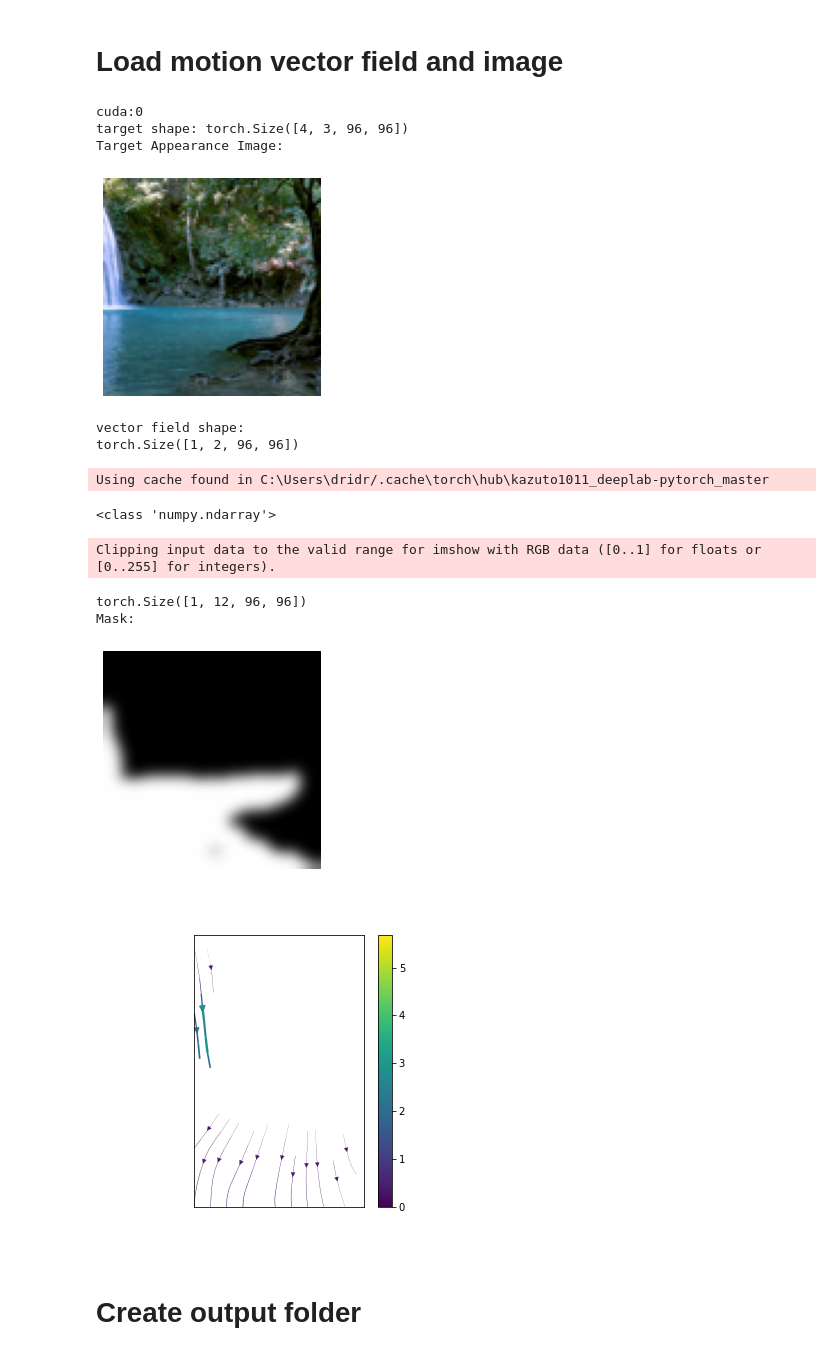
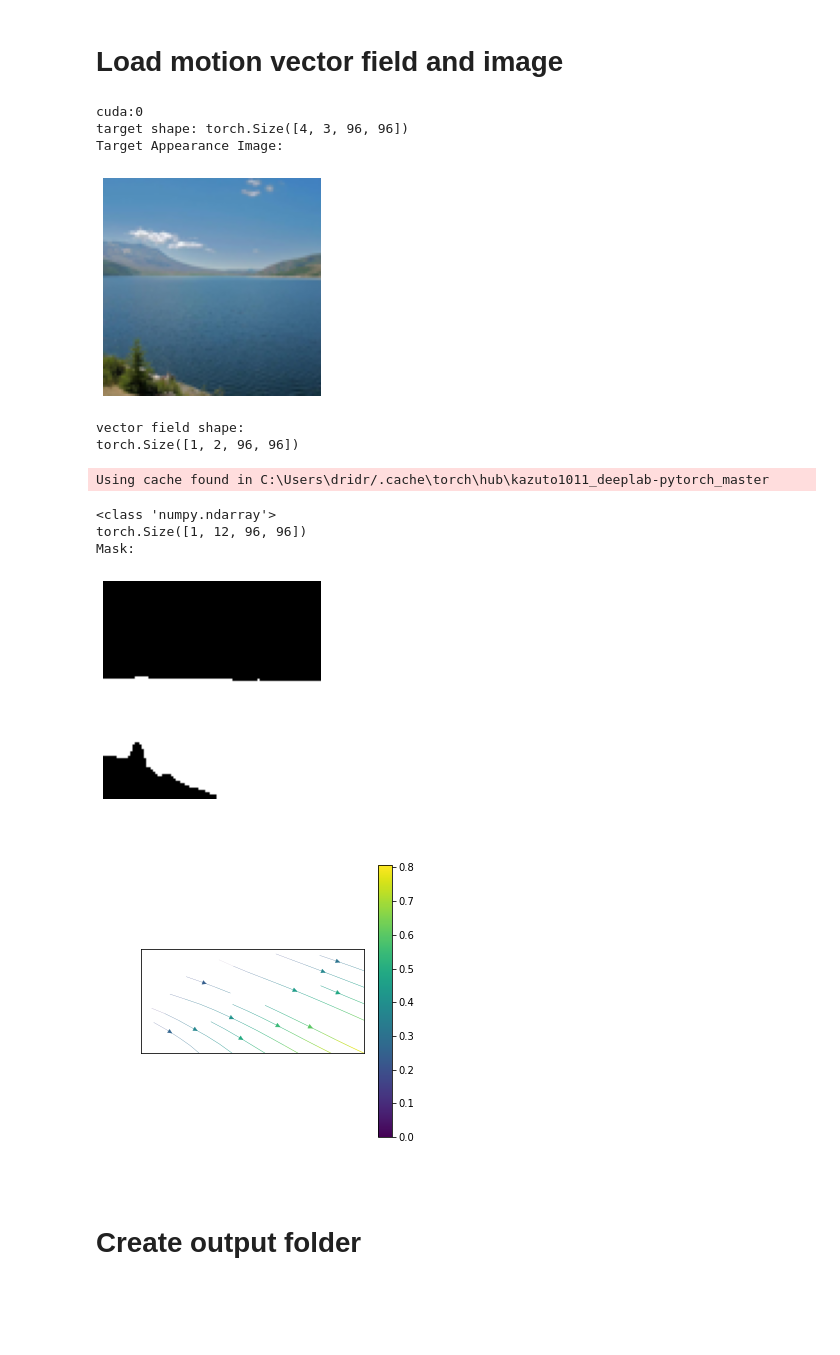
Before and after one commit to Morpheo1/DyNCAwithCLIP, a Jupyter notebook: notebooks/vector_field_motion_water_masked.ipynb, the cells around one changed output. Saved outputs shown, nothing was run; the diff lists cells and outputs as text; code cells hidden in the pictures; blank space fills up the shorter version.

```diff
--- a/notebooks/vector_field_motion_water_masked.ipynb
+++ b/notebooks/vector_field_motion_water_masked.ipynb
@@ -54,15 +52,15 @@ class Args:
         self.motion_img_size = self.img_size
         self.crop = True
         self.mask = "water" # "flow" / "water" / None
-        self.mask_smooth = 15
+        self.mask_smooth = 0
         self.flow_sensibility = 0 # useful for when we create a mask from flow
         self.theta_filters = 0
         self.pretrained_path = "pretrained_models"
         self.output_dir = "out/VectorFieldMotion"
         self.video_length = 10
         self.video_only = False
-        self.target_appearance_path = "data/VectorFieldMotion/01004_02856_input.jpg"
-        self.target_vector_field_path = "data/VectorFieldMotion/01004_02856_motion.pth"
+        self.target_appearance_path = "data/VectorFieldMotion/01006_00348_input.jpg"
+        self.target_vector_field_path = "data/VectorFieldMotion/01006_00348_motion.pth"
 
         """NCA related arguments"""
         self.nca_pool_size = 128
@@ -90,7 +88,7 @@ class Args:
         self.overflow_loss_weight = 100.0
 
         """Train setting"""
-        self.max_iterations = 4000
+        self.max_iterations = 3000
         self.save_every = 50
         self.batch_size = 4
         self.lr = 1e-3
@@ -112,43 +110,43 @@ target_appearance_img = preprocess_style_image(style_img,
 print(f"target shape: {target_appearance_img.shape}")
 
 print("Target Appearance Image: ")
 plt.imshow((target_appearance_img[0].permute(1,2,0).numpy() + 1.0) / 2.0)
 plt.axis("off")
 plt.show()
 target_appearance_img = target_appearance_img.to(DEVICE)
 
 target_vector_field = preprocess_vector_field(style_vector_field, img_size=args.motion_img_size, crop=args.crop)
 args.target_motion_vec = target_vector_field # weird way of doing things
 print("vector field shape:")
 print(args.target_motion_vec.shape)
 
 update_mask = torch.ones([1,1,1,1])
 if args.mask == "flow":
     update_mask = flow_to_mask(target_vector_field, eps=args.flow_sensibility, c=args.nca_c_in)
 elif args.mask == "water":
     update_mask = water_to_mask(args.target_appearance_path, size=args.img_size,pretrained_path=args.pretrained_path, device=args.DEVICE, c=args.nca_c_in)
+    update_mask = torch.round(update_mask)
 update_mask = smooth_mask(update_mask, smoothness=args.mask_smooth)
 print("Mask: ")
 plt.imshow(update_mask[0,:3].permute(1, 2, 0), vmin=0)
 plt.axis("off")
 plt.show()
 #for some reason, it seems like plot_vec_field only plots the bounding box of the non-zero values of the vector field
 target_flow_vector_field = plot_vec_field(target_vector_field[0].numpy(), name='Target')
 target_flow_vector_field
 # %% [output]
 cuda:0
 target shape: torch.Size([4, 3, 96, 96])
 Target Appearance Image:
-[figure, old version]
+[figure, new version]
 vector field shape:
 torch.Size([1, 2, 96, 96])
 Using cache found in C:\Users\dridr/.cache\torch\hub\kazuto1011_deeplab-pytorch_master
 <class 'numpy.ndarray'>
+torch.Size([1, 12, 96, 96])
+Mask:
-Clipping input data to the valid range for imshow with RGB data ([0..1] for floats or [0..255] for integers).
-torch.Size([1, 12, 96, 96])
-Mask:
-[figure, old version]
+[figure, new version]
-[figure, old version]
+[figure, new version]
 # %% [markdown]
 # Create output folder
 # %%
```
Also changed, not shown: parts of 7 cells of this notebook, 3 other files.
